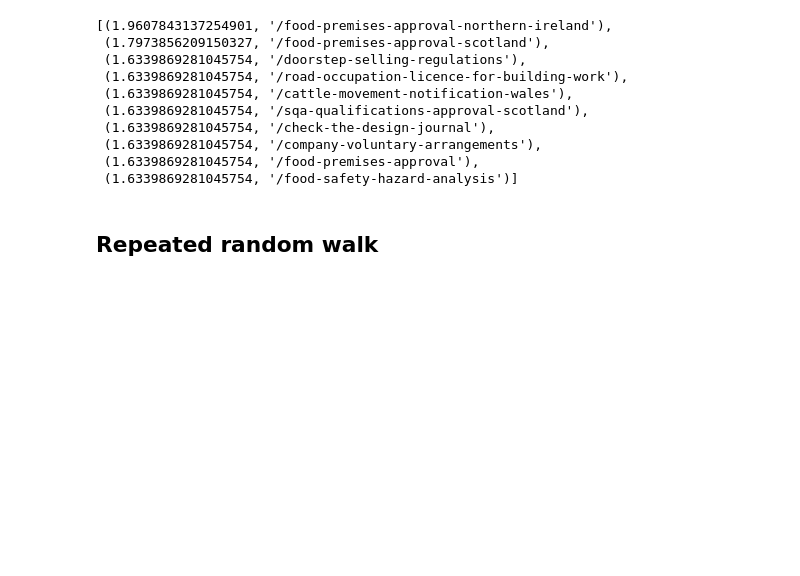
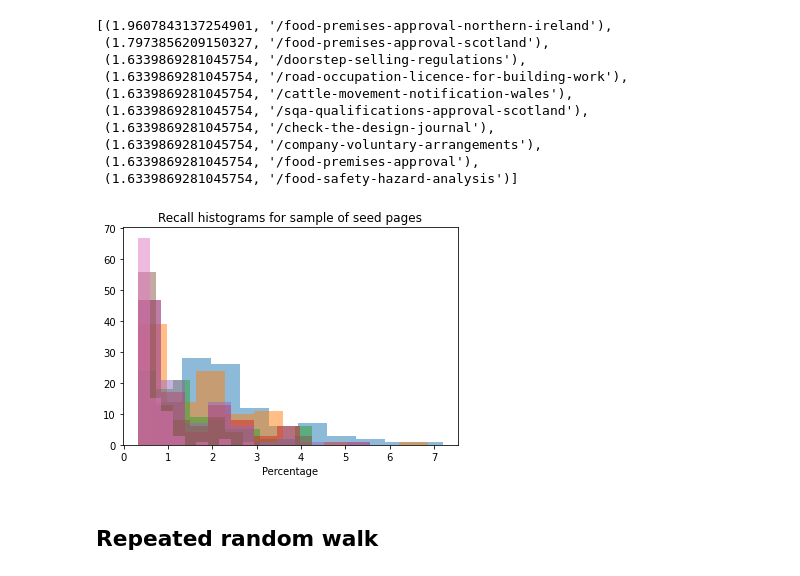
Before and after one commit to alphagov/govuk-wuj-network-analysis, a Jupyter notebook: notebooks/WUJ Community Detection.ipynb, the cells around one changed output. Saved outputs shown, nothing was run; the diff lists cells and outputs as text; code cells hidden in the pictures; blank space fills up the shorter version.

```diff
--- a/notebooks/WUJ Community Detection.ipynb
+++ b/notebooks/WUJ Community Detection.ipynb
@@ -251,6 +251,13 @@ sorted(list(zip(avg_recalls, sab_pages)), key=lambda x: -x[0])[:10]
  (1.6339869281045754, '/company-voluntary-arrangements'),
  (1.6339869281045754, '/food-premises-approval'),
  (1.6339869281045754, '/food-safety-hazard-analysis')]
+# %%
+for res in results[::50]:
+    plt.hist(res[1], alpha=0.5);
+plt.title("Recall histograms for sample of seed pages");
+plt.xlabel("Percentage");
+# %% [output]
+[figure, added]
 # %% [markdown]
 ## Repeated random walk
 # %% [markdown]
```
Also changed, not shown: parts of 21 cells of this notebook.
